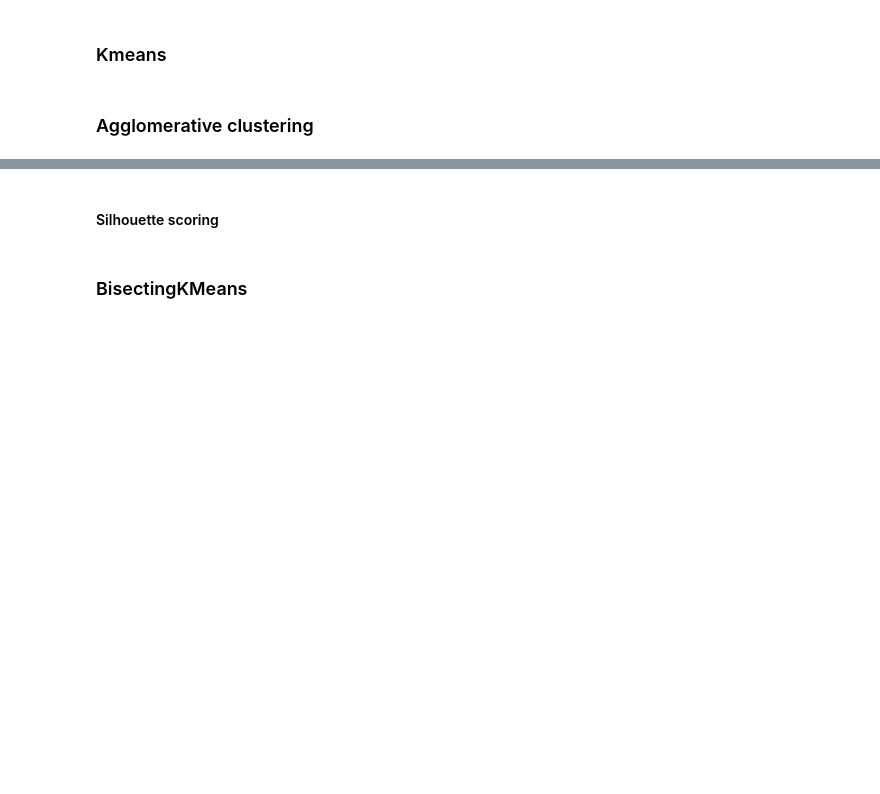
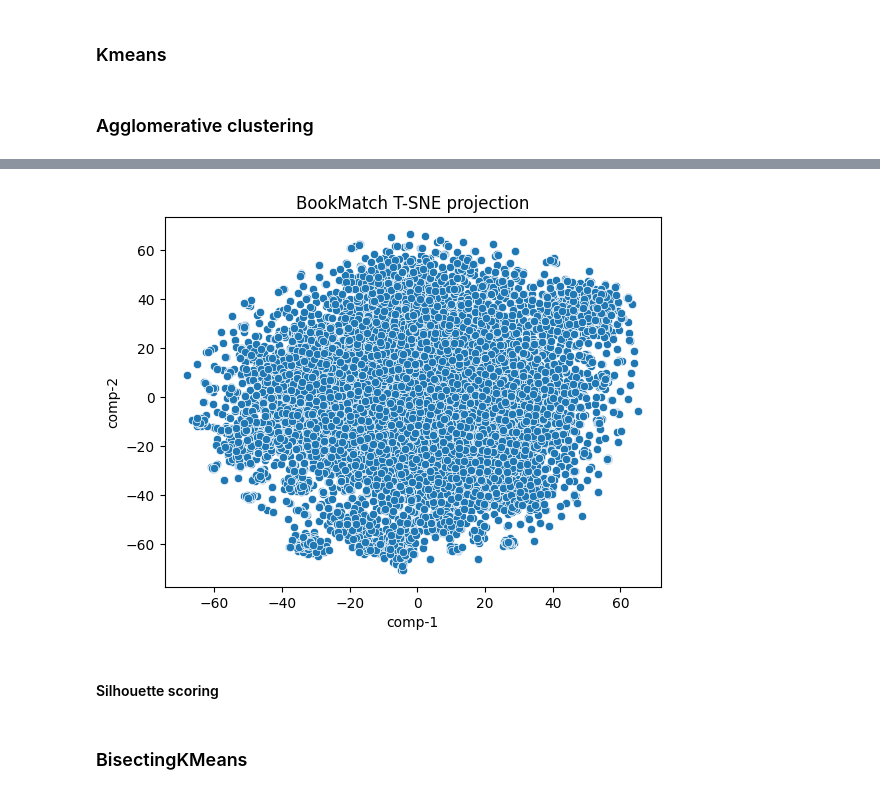
Before and after one commit to arostagnat/BookMatch, a Jupyter notebook: notebooks/Clustering_model.ipynb, the cells around one changed output, grey strips where cells are left out. Cells and saved outputs as stored; diff of their text form; code cells hidden in the pictures; blank space fills up the shorter version.

```diff
--- a/notebooks/Clustering_model.ipynb
+++ b/notebooks/Clustering_model.ipynb
@@ -74,13 +72,13 @@ print(list(api.info()['models'].keys()))
 # %%
 word2vec_transfer = api.load("glove-wiki-gigaword-300")
 # %%
-# Store data (serialize)
-with open('./../notebook_temp/word2vec.pickle', 'wb') as handle:
-    pickle.dump(word2vec_transfer, handle, protocol=pickle.HIGHEST_PROTOCOL)
+# # Store data (serialize)
+# with open('./../notebook_temp/word2vec.pickle', 'wb') as handle:
+#     pickle.dump(word2vec_transfer, handle, protocol=pickle.HIGHEST_PROTOCOL)
 
 # Load data (deserialize)
-# with open('filename.pickle', 'rb') as handle:
-#     unserialized_data = pickle.load(handle)
+with open('./../notebook_temp/word2vec.pickle', 'rb') as handle:
+    word2vec_transfer = pickle.load(handle)
 # %%
 # To list Word2Vec params
 print(word2vec_transfer.vector_size)
@@ -196,6 +201,4 @@ X_movies_bert["is_movie"] = 1
 X_books_bert.rename({"item_id":"item_id_book"}, axis='columns', inplace=True)
 X_movies_bert.rename({"item_id":"item_id_movie"}, axis='columns',inplace=True)
 X_reviews_bert = pd.concat([X_movies_bert, X_books_bert], ignore_index=True)
-# %%
-bert_embeddings = bert.encode(X_reviews_bert["txt"]) # ou doc vectorized ?
 # %%
@@ -236,0 +297,8 @@ X_reviews_bert["clustering_label_bert"] = clustering_bert.labels_
+# %%
+## Set-up of data inputs. Note that X must comprise solely vectors
+
+sample_size = 10_000
+
+extract = pd.DataFrame(bert_embeddings).sample(n=sample_size)
+
+print(f"Extract shape: {extract.shape}")
@@ -236,0 +307,9 @@ X_reviews_bert["clustering_label_bert"] = clustering_bert.labels_
+# %%
+## Initialization of TSNE model
+
+tsne = TSNE(n_components=2, verbose=1, random_state=123)
+z = tsne.fit_transform(extract)
+
+tsne_df = pd.DataFrame()
+tsne_df["comp-1"] = z[:,0]
+tsne_df["comp-2"] = z[:,1]
@@ -237,3 +333,15 @@ X_reviews_bert["clustering_label_bert"] = clustering_bert.labels_
+# %%
+## Visualization of results
+
+comp_1 = tsne_df["comp-1"]
+comp_2 = tsne_df["comp-2"]
+
+kwargs = dict (linestyle='--', color='b', marker ='o', linewidth=1.2, markersize=2)
+
+sns.scatterplot(x="comp-1", y="comp-2",
+                data=tsne_df).set(title="BookMatch T-SNE projection");
+# %% [output]
+[figure, added]
 # %% [markdown]
 #### Silhouette scoring
 # %%
```
Also changed, not shown: parts of 27 cells of this notebook, 3 other files.
